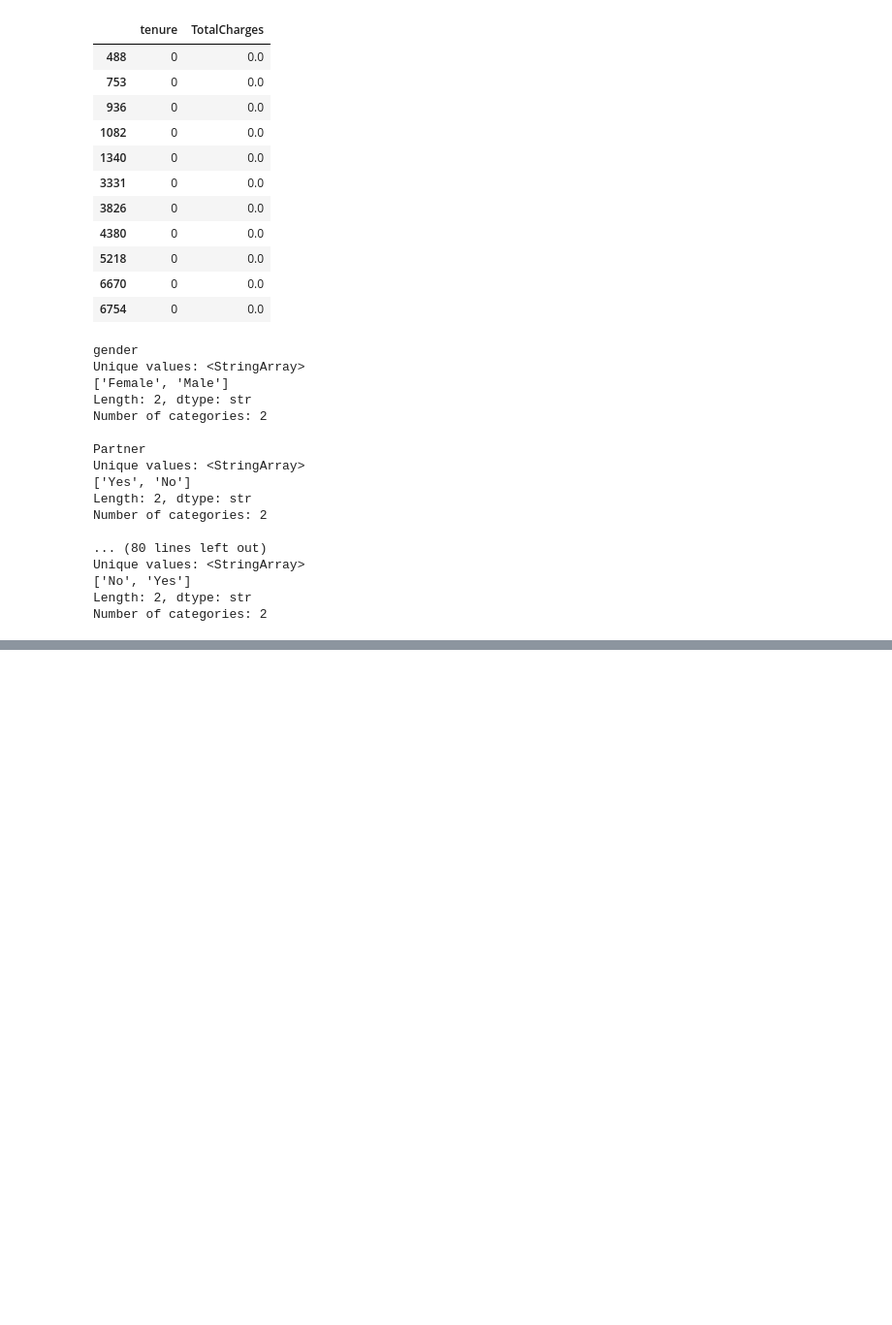
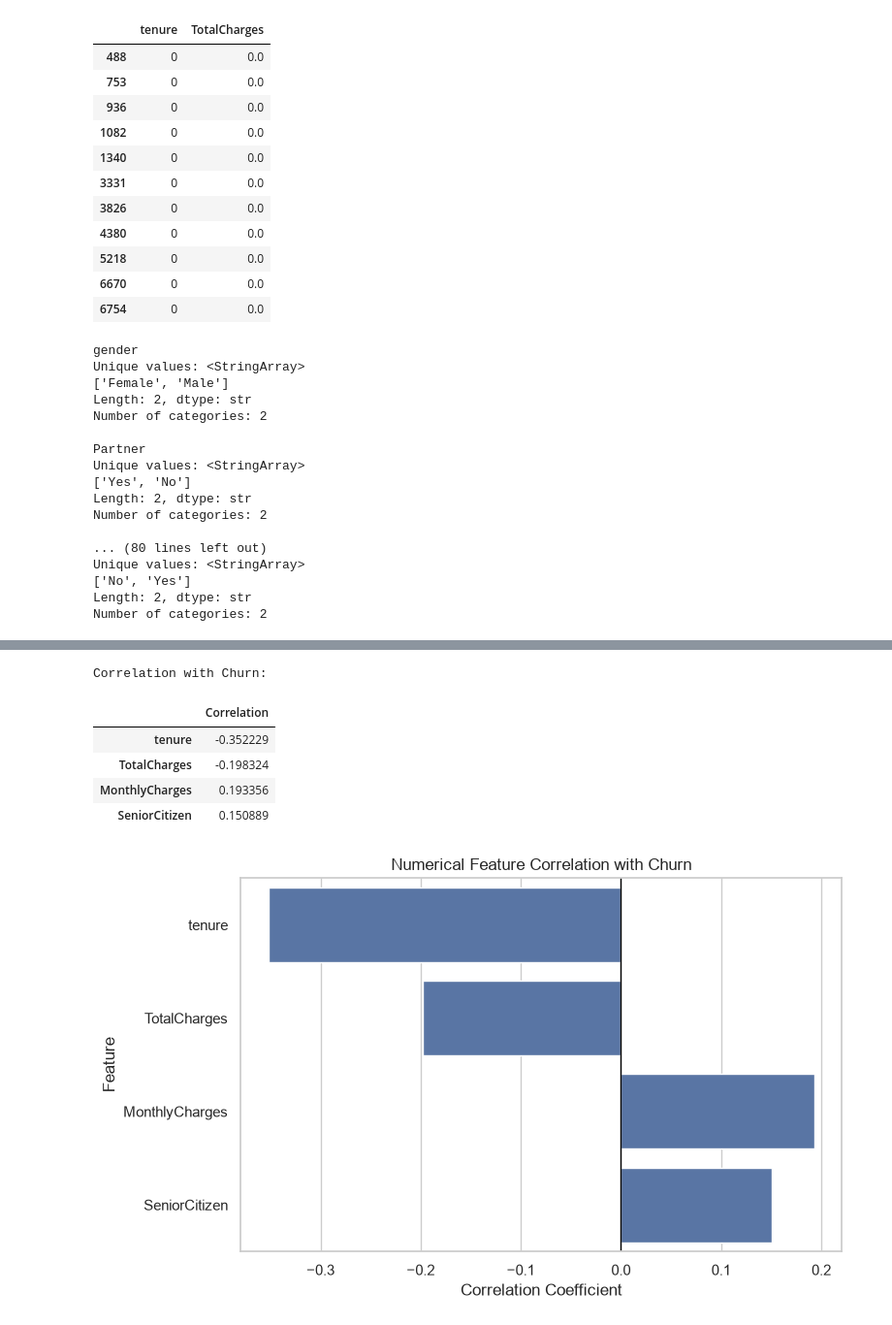
Before and after one commit to rpDashCodes/customer-churn-prediction, a Jupyter notebook: notebooks/06_data_exploration_telco.ipynb, the cells around one changed output, grey strips where cells are left out. Shown at 97% size. Drawn from its saved outputs; the diff is of its cells as text; code cells hidden in the pictures; blank space fills up the shorter version.

```diff
--- a/notebooks/06_data_exploration_telco.ipynb
+++ b/notebooks/06_data_exploration_telco.ipynb
@@ -206,0 +321,43 @@ Number of categories: 2
+# %%
+# Numerical features
+numerical_features = [
+    "SeniorCitizen",
+    "tenure",
+    "MonthlyCharges",
+    "TotalCharges"
+]
+
+# Calculate correlation with churn
+correlations = df[numerical_features + ["Churn_Binary"]].corr()
+
+# Extract churn correlations
+churn_correlation = (
+    correlations["Churn_Binary"]
+    .drop("Churn_Binary")
+    .sort_values(key=abs, ascending=False)
+)
+
+print("Correlation with Churn:")
+display(churn_correlation.to_frame("Correlation"))
+
+# Visualize correlation
+plt.figure(figsize=(8, 5))
+
+sns.barplot(
+    x=churn_correlation.values,
+    y=churn_correlation.index
+)
+
+plt.axvline(0, color="black", linewidth=1)
+plt.title("Numerical Feature Correlation with Churn")
+plt.xlabel("Correlation Coefficient")
+plt.ylabel("Feature")
+plt.show()
+# %% [output]
+Correlation with Churn:
+|  | Correlation |
+| tenure | -0.352229 |
+| TotalCharges | -0.198324 |
+| MonthlyCharges | 0.193356 |
+| SeniorCitizen | 0.150889 |
+[figure, added]
```
Also changed, not shown: parts of 24 cells of this notebook.
